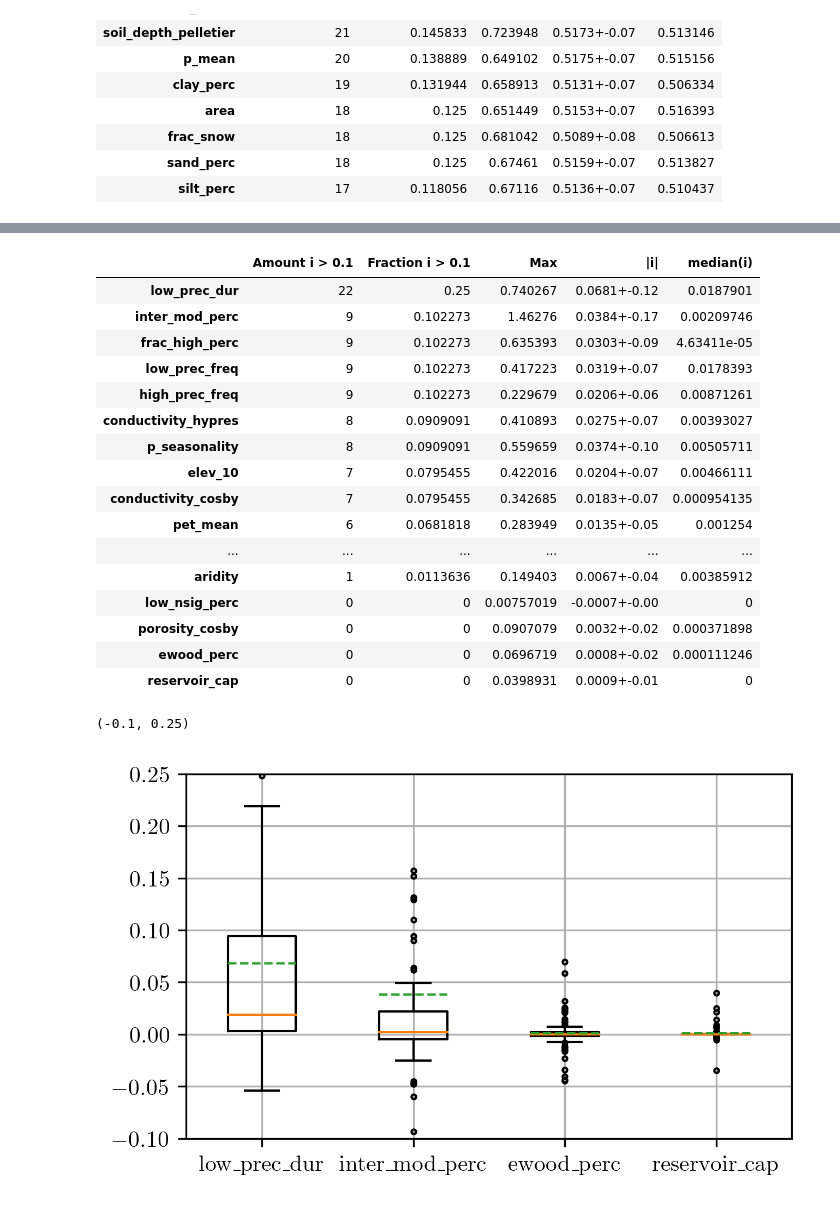
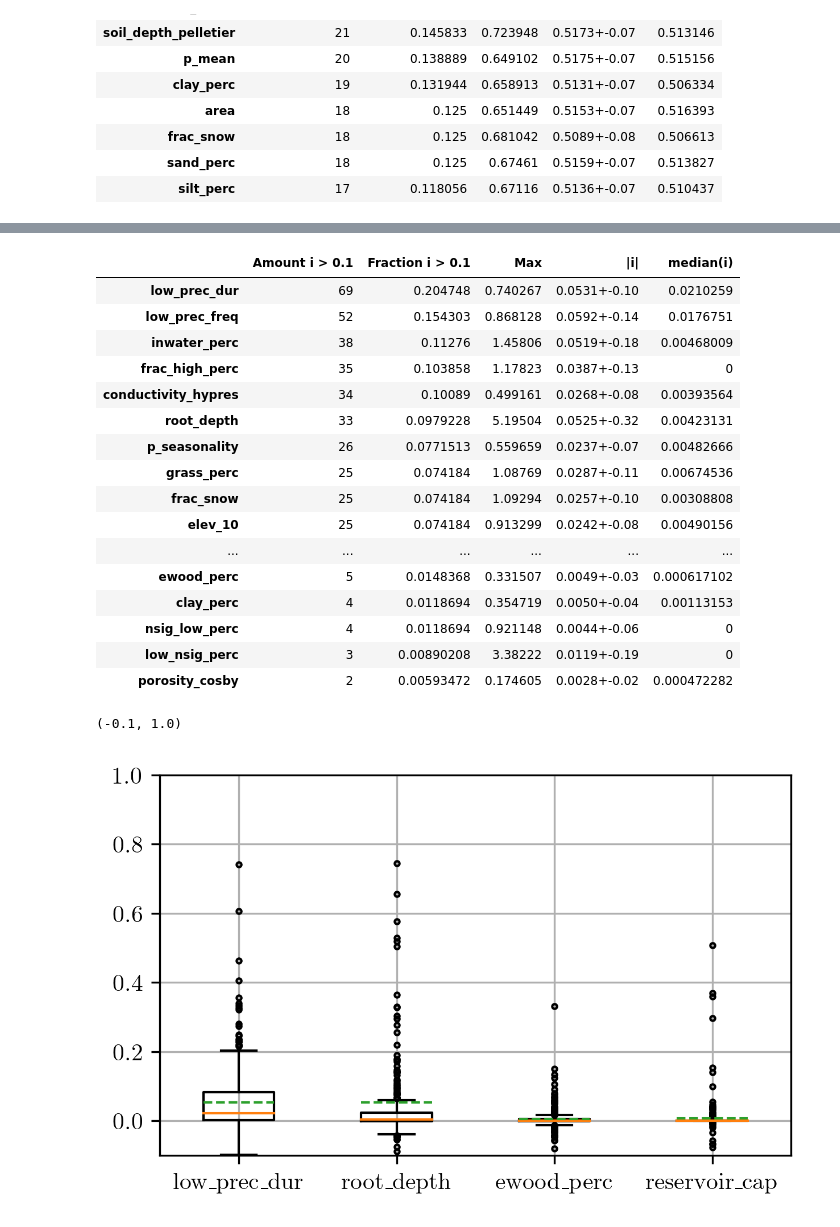
Before and after one commit to bernharl/Master-Thesis, a Jupyter notebook: notebooks/permutation_test.ipynb, the cells around one changed output, grey strips where cells are left out. Drawn from its saved outputs; the diff is of its cells as text; code cells hidden in the pictures.

Commit message:
Fix bug in permutation test

```diff
--- a/notebooks/permutation_test.ipynb
+++ b/notebooks/permutation_test.ipynb
@@ -85,32 +85,38 @@ def calc_i(
 ) -> pd.DataFrame:
     if isinstance(skip, int):
         skip = [skip]
+    features = list(permutations[0].keys())  # permutations.keys()[0]])
     nse_values = nse_values[f"epoch_{epoch}"]
     means = defaultdict(lambda: defaultdict(lambda: 0))
     index = -1
+    debug_counter = 0
     for i in range(k):
         if not skip is None and i in skip:
             print(f"skipped {i}!")
+            index += 1
             continue
         else:
             index += 1
         fold = permutations[index]
-        features = list(fold.keys())
+        # features = list(fold.keys())
         for feature in features:
             feature_results = fold[feature]
             for k_ in list(feature_results.keys()):
+                # print(k_, len(list(feature_results.keys())))
                 for basin in feature_results[k_].keys():
-                    feature_results[k_][basin]
                     means[feature][basin] += feature_results[k_][basin] / len(
                         list(feature_results.keys())
                     )
-        for feature in features:
-            for basin in means[feature].keys():
-                if nse_values[basin] >= min_nse:
-                    means[feature][basin] = nse_values[basin] - means[feature][basin]
-                else:
-                    means[feature][basin] = np.nan
 
+    for feature in features:
+        for basin in means[feature].keys():
+            if basin == "56012":
+                # print(basin)
+                debug_counter += 1
+            if nse_values[basin] >= min_nse:
+                means[feature][basin] = nse_values[basin] - means[feature][basin]
+            else:
+                means[feature][basin] = np.nan
     return pd.DataFrame.from_dict(means).dropna()
 # %%
 k = 5
@@ -804,7 +814,7 @@ fracs_train_us_val_gb_no_organic_no_gvf
 | sand_perc | 18 | 0.125 | 0.67461 | 0.5159+-0.07 | 0.513827 |
 | silt_perc | 17 | 0.118056 | 0.67116 | 0.5136+-0.07 | 0.510437 |
 # %%
-k = 1
+k = 4
 permutations_all_features_concat_seq_len_gb = parse_results(
     "/home/bernhard/git/Master-Thesis/runs/correlation_reduction/all_features_concat_seq_len_cv/permutation/",
     k=k,
@@ -818,11 +828,3 @@ nse_values_common_features_gb = load_cv_results(
     k=k,
     epoch=15,
 )
-importance_all_features_concat_seq_len_cv = calc_i(
-    permutations_all_features_concat_seq_len_gb,
-    nse_values_common_features_gb,
-    k=k,
-    min_nse=0.5,
-    epoch=15,
-)
-importance_all_features_concat_seq_len_cv
@@ -847,22 +858,22 @@ fracs_all_features_concat_seq_len_cv = importance_metrics(
 fracs_all_features_concat_seq_len_cv
 # %% [output]
 |  | Amount i > 0.1 | Fraction i > 0.1 | Max | |i| | median(i) |
-| low_prec_dur | 22 | 0.25 | 0.740267 | 0.0681+-0.12 | 0.0187901 |
-| inter_mod_perc | 9 | 0.102273 | 1.46276 | 0.0384+-0.17 | 0.00209746 |
-| frac_high_perc | 9 | 0.102273 | 0.635393 | 0.0303+-0.09 | 4.63411e-05 |
-| low_prec_freq | 9 | 0.102273 | 0.417223 | 0.0319+-0.07 | 0.0178393 |
-| high_prec_freq | 9 | 0.102273 | 0.229679 | 0.0206+-0.06 | 0.00871261 |
-| conductivity_hypres | 8 | 0.0909091 | 0.410893 | 0.0275+-0.07 | 0.00393027 |
-| p_seasonality | 8 | 0.0909091 | 0.559659 | 0.0374+-0.10 | 0.00505711 |
-| elev_10 | 7 | 0.0795455 | 0.422016 | 0.0204+-0.07 | 0.00466111 |
-| conductivity_cosby | 7 | 0.0795455 | 0.342685 | 0.0183+-0.07 | 0.000954135 |
-| pet_mean | 6 | 0.0681818 | 0.283949 | 0.0135+-0.05 | 0.001254 |
+| low_prec_dur | 69 | 0.204748 | 0.740267 | 0.0531+-0.10 | 0.0210259 |
+| low_prec_freq | 52 | 0.154303 | 0.868128 | 0.0592+-0.14 | 0.0176751 |
+| inwater_perc | 38 | 0.11276 | 1.45806 | 0.0519+-0.18 | 0.00468009 |
+| frac_high_perc | 35 | 0.103858 | 1.17823 | 0.0387+-0.13 | 0 |
+| conductivity_hypres | 34 | 0.10089 | 0.499161 | 0.0268+-0.08 | 0.00393564 |
+| root_depth | 33 | 0.0979228 | 5.19504 | 0.0525+-0.32 | 0.00423131 |
+| p_seasonality | 26 | 0.0771513 | 0.559659 | 0.0237+-0.07 | 0.00482666 |
+| grass_perc | 25 | 0.074184 | 1.08769 | 0.0287+-0.11 | 0.00674536 |
+| frac_snow | 25 | 0.074184 | 1.09294 | 0.0257+-0.10 | 0.00308808 |
+| elev_10 | 25 | 0.074184 | 0.913299 | 0.0242+-0.08 | 0.00490156 |
 | ... | ... | ... | ... | ... | ... |
-| aridity | 1 | 0.0113636 | 0.149403 | 0.0067+-0.04 | 0.00385912 |
-| low_nsig_perc | 0 | 0 | 0.00757019 | -0.0007+-0.00 | 0 |
-| porosity_cosby | 0 | 0 | 0.0907079 | 0.0032+-0.02 | 0.000371898 |
-| ewood_perc | 0 | 0 | 0.0696719 | 0.0008+-0.02 | 0.000111246 |
-| reservoir_cap | 0 | 0 | 0.0398931 | 0.0009+-0.01 | 0 |
+| ewood_perc | 5 | 0.0148368 | 0.331507 | 0.0049+-0.03 | 0.000617102 |
+| clay_perc | 4 | 0.0118694 | 0.354719 | 0.0050+-0.04 | 0.00113153 |
+| nsig_low_perc | 4 | 0.0118694 | 0.921148 | 0.0044+-0.06 | 0 |
+| low_nsig_perc | 3 | 0.00890208 | 3.38222 | 0.0119+-0.19 | 0 |
+| porosity_cosby | 2 | 0.00593472 | 0.174605 | 0.0028+-0.02 | 0.000472282 |
 # %%
 def boxplot_feature_importance(
     importances: pd.DataFrame, features: List[str], ax: Optional[plt.Axes] = None
@@ -876,11 +887,11 @@ def boxplot_feature_importance(
 # %%
 fig, ax = plt.subplots(1, 1)
 boxplot_feature_importance(
     importances=importance_all_features_concat_seq_len_cv,
-    features=["low_prec_dur", "inter_mod_perc", "ewood_perc", "reservoir_cap"],
+    features=["low_prec_dur", "root_depth", "ewood_perc", "reservoir_cap"],
     ax=ax,
 )
-ax.set_ylim([-0.1, 0.25])
+ax.set_ylim([-0.1, 1])
 # %% [output]
-(-0.1, 0.25)
+(-0.1, 1.0)
-[figure, old version]
+[figure, new version]
```
Also changed, not shown: parts of 10 cells of this notebook.
